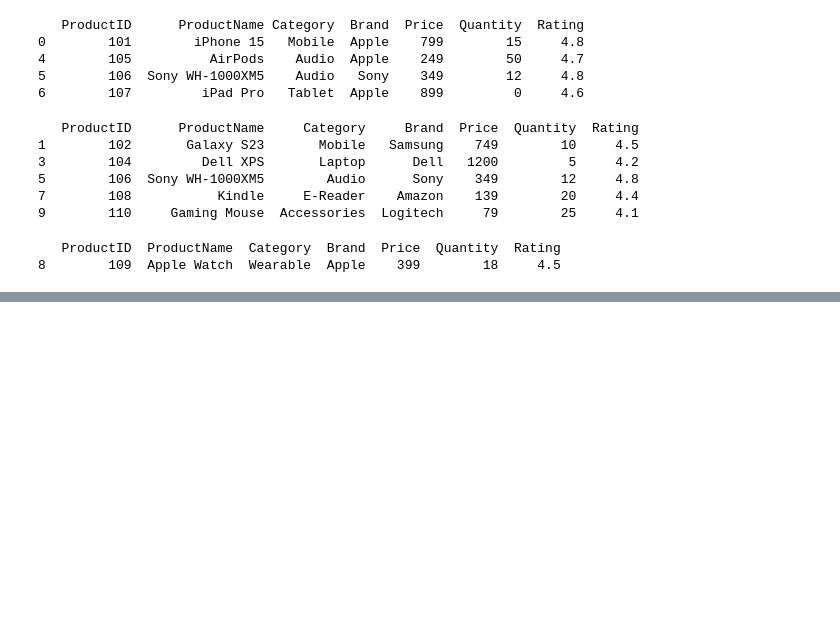
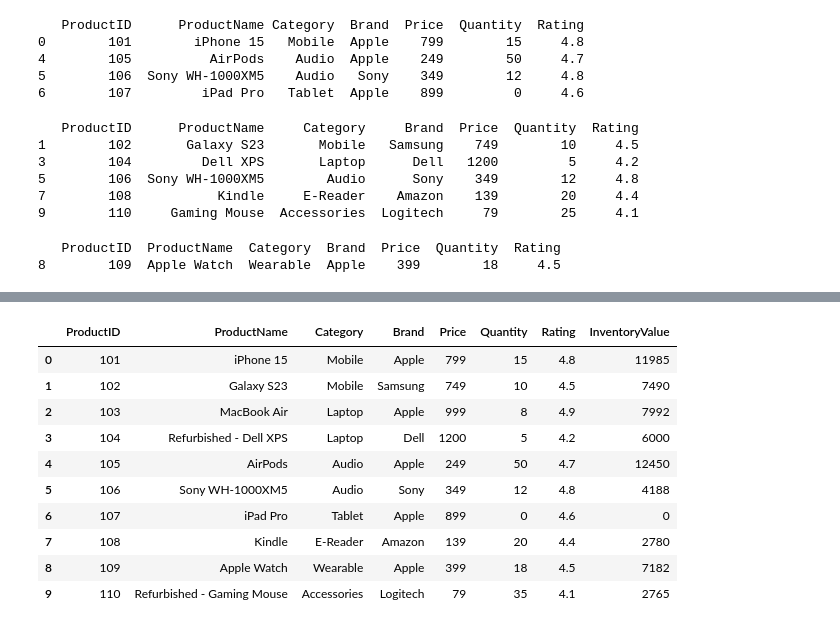
Before and after one commit to csslg22/XII-Informatics-Practices-065, a Jupyter notebook: DataFrame 02.ipynb, the cells around one changed output, grey strips where cells are left out. Cells and saved outputs as stored; diff of their text form; code cells hidden in the pictures; blank space fills up the shorter version.

```diff
--- a/DataFrame 02.ipynb
+++ b/DataFrame 02.ipynb
@@ -598,0 +667,15 @@ print(df1[df1['ProductName'].str.contains("Watch", case=False)])
+# %%
+df1.loc[df1['Rating'] < 4.3, 'ProductName'] = "Refurbished - " + df1['ProductName']
+print(df1)
+# %% [output]
+|  | ProductID | ProductName | Category | Brand | Price | Quantity | Rating | InventoryValue |
+| 0 | 101 | iPhone 15 | Mobile | Apple | 799 | 15 | 4.8 | 11985 |
+| 1 | 102 | Galaxy S23 | Mobile | Samsung | 749 | 10 | 4.5 | 7490 |
+| 2 | 103 | MacBook Air | Laptop | Apple | 999 | 8 | 4.9 | 7992 |
+| 3 | 104 | Refurbished - Dell XPS | Laptop | Dell | 1200 | 5 | 4.2 | 6000 |
+| 4 | 105 | AirPods | Audio | Apple | 249 | 50 | 4.7 | 12450 |
+| 5 | 106 | Sony WH-1000XM5 | Audio | Sony | 349 | 12 | 4.8 | 4188 |
+| 6 | 107 | iPad Pro | Tablet | Apple | 899 | 0 | 4.6 | 0 |
+| 7 | 108 | Kindle | E-Reader | Amazon | 139 | 20 | 4.4 | 2780 |
+| 8 | 109 | Apple Watch | Wearable | Apple | 399 | 18 | 4.5 | 7182 |
+| 9 | 110 | Refurbished - Gaming Mouse | Accessories | Logitech | 79 | 35 | 4.1 | 2765 |
```
Also changed, not shown: parts of 9 cells of this notebook.
